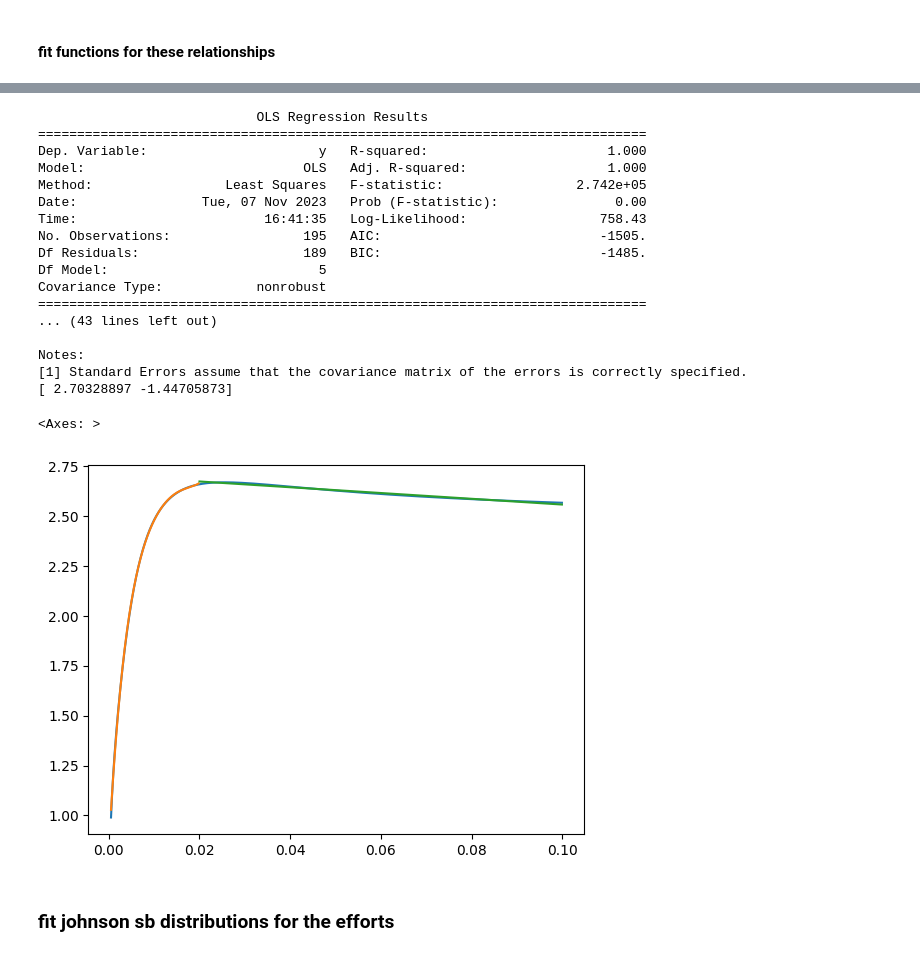
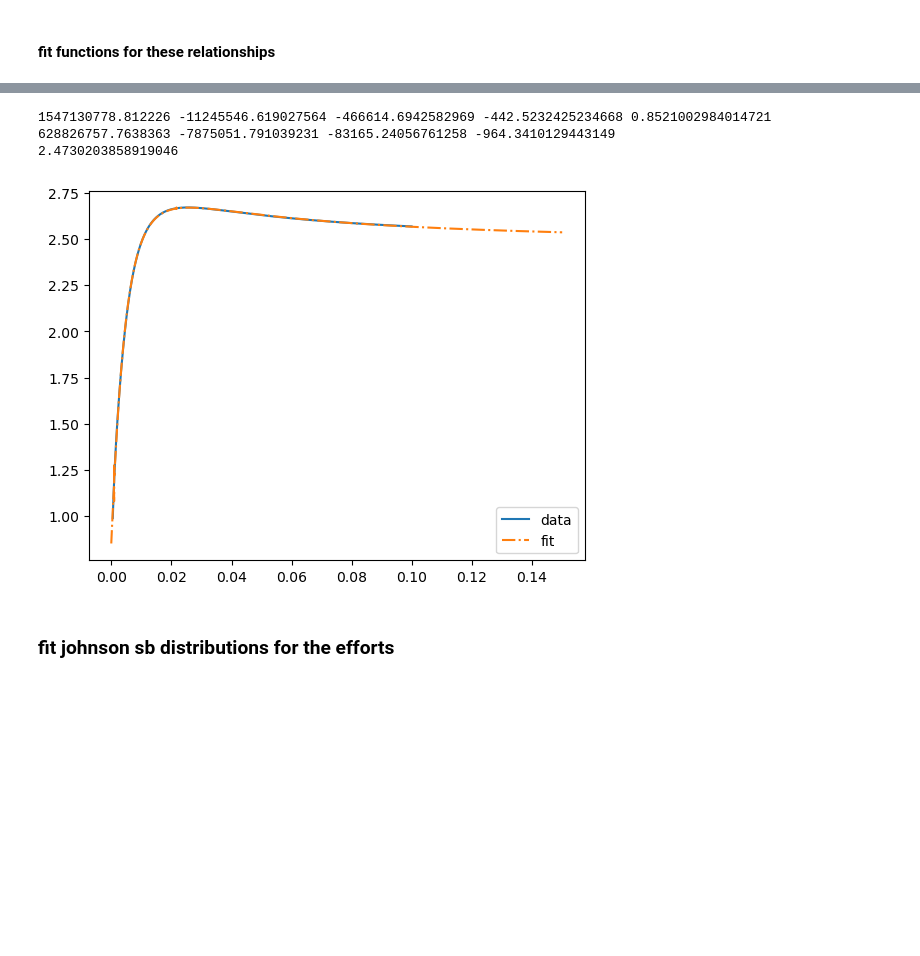
Before and after one commit to PacificBird/InsectPhenologyCaptureSim, a Jupyter notebook: multi_analysis.ipynb, the cells around one changed output, grey strips where cells are left out. Drawn from its saved outputs; the diff is of its cells as text; code cells hidden in the pictures; blank space fills up the shorter version.

```diff
--- a/multi_analysis.ipynb
+++ b/multi_analysis.ipynb
@@ -228,7 +228,7 @@ dfs = np.array_split(df, len(df)/df.dd_span.head(1).iloc[0])
 ### Compile 1st through 300th differences
 # %%
 diffs = []
-for i in range(1,301):
+for i in range(1,150):
     row = compile_diffs(dfs, i)
     row_df = pd.DataFrame(row, columns=['difference', 'ratio', 'naive_ratio', 'pop_0', 'prob_capture', 'mating_delay'])
     diffs.append(row_df)
@@ -521,8 +391,9 @@ import scipy.stats as sps
 import scipy.optimize as spop
 from scipy.stats import johnsonsb
 from scipy.stats import johnsonsu
+import seaborn as sns
 
-n = 10
+n = 999
 x_opt = np.arange(0,dfs[n].dd.max()+1,1)
 y_opt = dfs[n].pop_captured_0 / 1000
 f = lambda dd, gamma, delta: johnsonsu.cdf(dd, gamma, delta, loc=27.5, scale=72.31)
@@ -532,7 +403,6 @@ y_pred = johnsonsu.cdf(x_opt,gamma, delta, loc=27.5, scale=72.31)
 sns.lineplot(x=x_opt, y=y_opt, label='observation')
 sns.lineplot(x=x_opt, y=dfs[n].pop_emerged_0/1000, label='phenology model')
 sns.lineplot(x=x_opt, y=y_pred, label='predicted observation')
-print(y_opt.iloc[500])
 print(dfs[n].head(1).prob_capture.item())
 gamma, delta
 # %% [output]
@@ -611,41 +461,15 @@ strong multicollinearity or other numerical problems.
 # %%
-polynomial_features= PolynomialFeatures(degree=5)
-efforts_reduced = efforts[0:195]
-efforts_p = polynomial_features.fit_transform(efforts_reduced.reshape(-1,1))
-model = sm.OLS(deltas[0:195], efforts_p).fit()
-print(model.summary())
-ypred = model.predict(efforts_p)
-print(model.params)
+popt_deltas_su, pcov_deltas_su = spop.curve_fit(rationaln_n, efforts, deltas,p0=[1,1,1,1,1000,-1,1,1,-1000])
 
-efforts_tail = efforts[196:]
-model = sm.OLS(deltas[196:], sm.add_constant(efforts_tail)).fit()
-print(model.summary())
-ypred_tail = model.predict(sm.add_constant(efforts_tail))
-print(model.params)
-
-sns.lineplot(x=efforts,y=deltas)
-sns.lineplot(x=efforts_reduced,y=ypred)
-sns.lineplot(x=efforts_tail,y=ypred_tail)
+plt.plot(efforts, deltas, label='data')
+plt.plot(effortspaced, rationaln_n(effortspaced, *popt_deltas_su), label='fit', linestyle='-.')
+plt.legend()
+print(*popt_deltas_su)
+print(rationaln_n(1, *popt_deltas_su))
 # %% [output]
-                            OLS Regression Results
-==============================================================================
-Dep. Variable:                      y   R-squared:                       1.000
-Model:                            OLS   Adj. R-squared:                  1.000
-Method:                 Least Squares   F-statistic:                 2.742e+05
-Date:                Tue, 07 Nov 2023   Prob (F-statistic):               0.00
-Time:                        16:41:35   Log-Likelihood:                 758.43
-No. Observations:                 195   AIC:                            -1505.
-Df Residuals:                     189   BIC:                            -1485.
-Df Model:                           5
-Covariance Type:            nonrobust
-==============================================================================
-... (43 lines left out)
-
-Notes:
-[1] Standard Errors assume that the covariance matrix of the errors is correctly specified.
-[ 2.70328897 -1.44705873]
+1547130778.812226 -11245546.619027564 -466614.6942582969 -442.5232425234668 0.8521002984014721 628826757.7638363 -7875051.791039231 -83165.24056761258 -964.3410129443149
+2.4730203858919046
-<Axes: >
-[figure, old version]
+[figure, new version]
 # %% [markdown]
 ### fit johnson sb distributions for the efforts
 # %%
```
Also changed, not shown: parts of 40 cells of this notebook, 1 other file.
